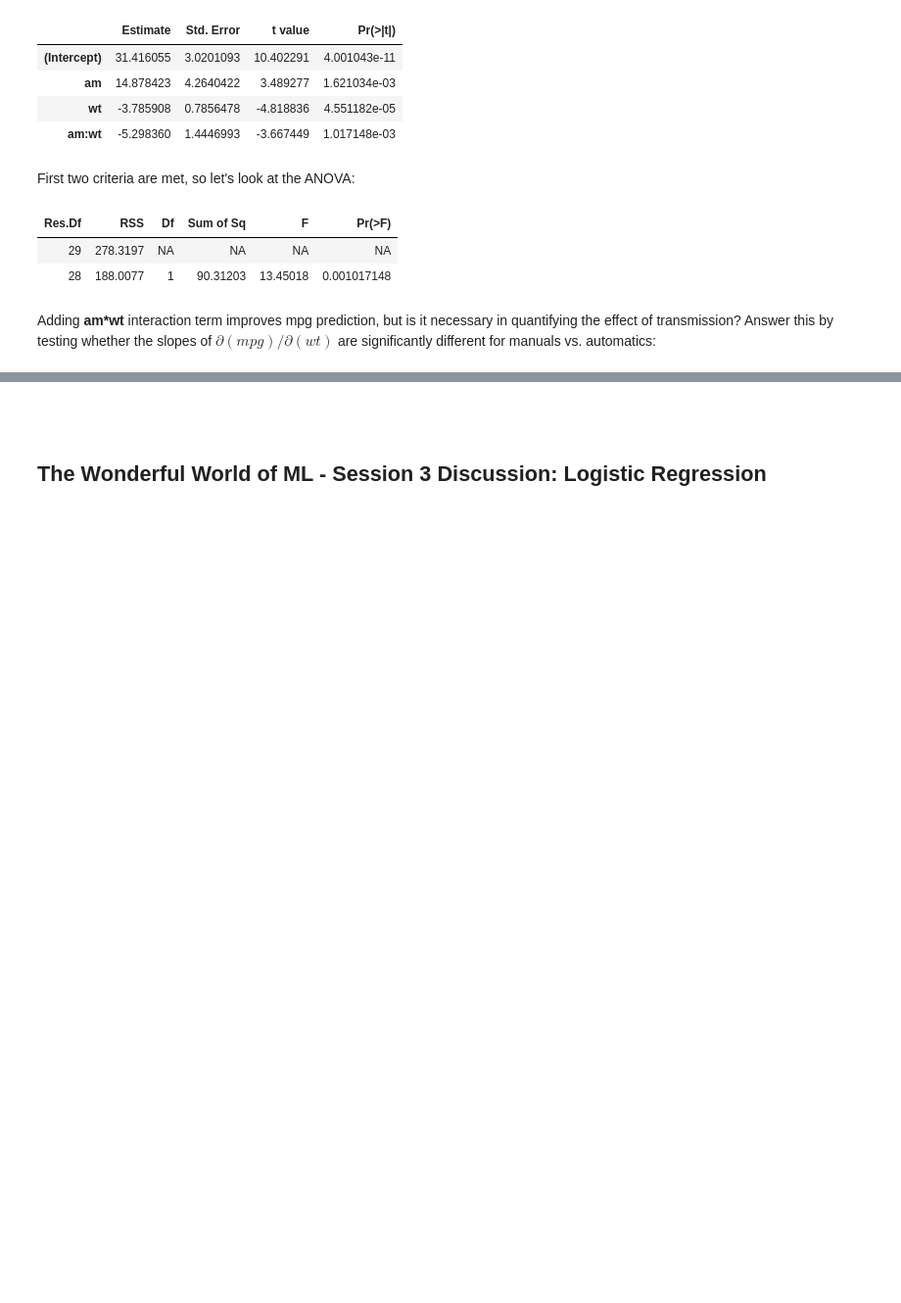
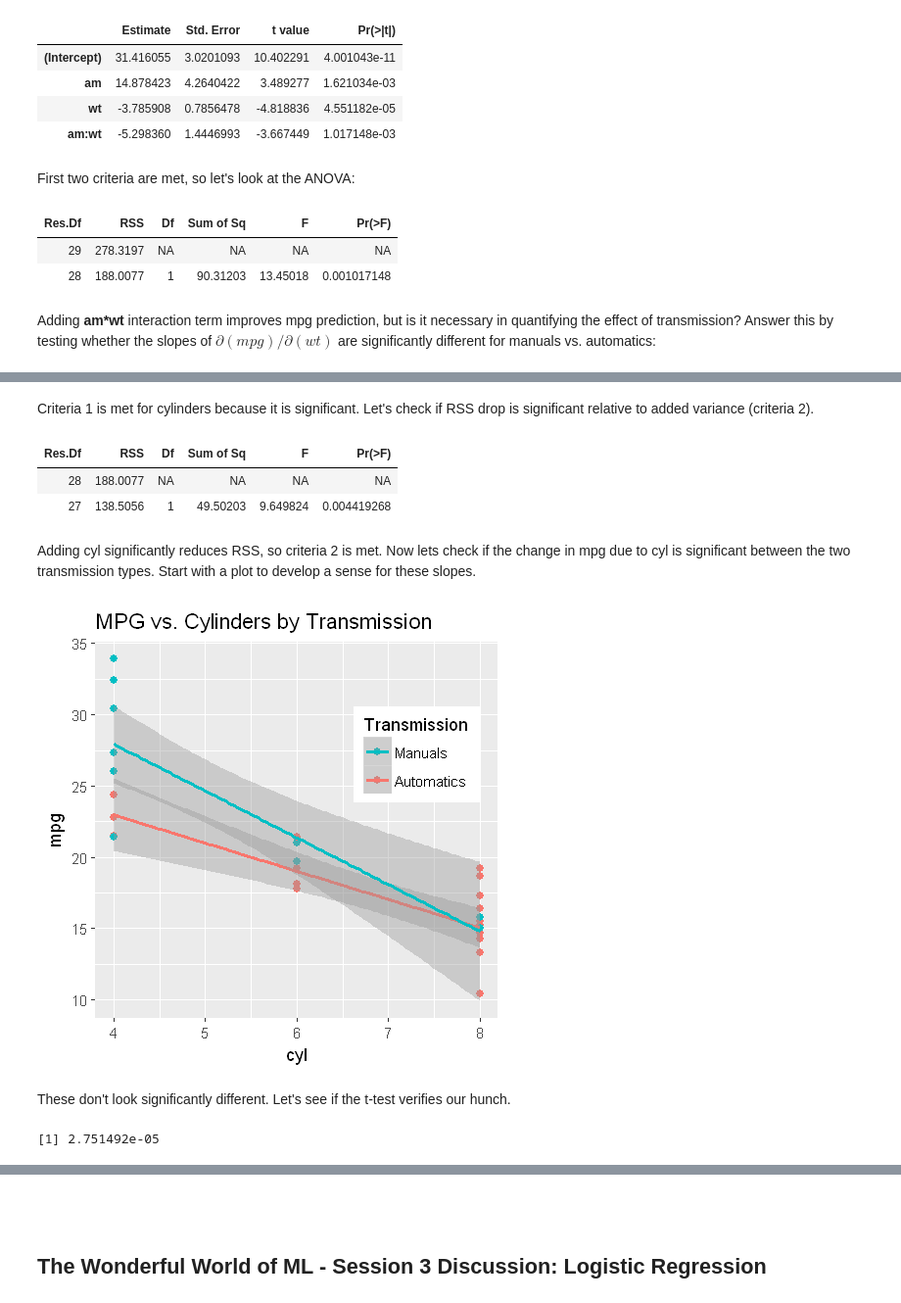
Before and after one commit to focods/WonderfulML, a Jupyter notebook: docs/solutions/session03_r.ipynb, the cells around one changed output, grey strips where cells are left out. Shown: that part at 98% size. Drawn from its saved outputs; the diff is of its cells as text; code cells hidden in the pictures; blank space fills up the shorter version.

```diff
--- a/docs/solutions/session03_r.ipynb
+++ b/docs/solutions/session03_r.ipynb
@@ -137,0 +192,29 @@ Adding **am*wt** interaction term improves mpg prediction, but is it necessary i
+# %% [markdown]
+Criteria 1 is met for cylinders because it is significant.  Let's check if RSS drop is significant relative to added variance (criteria 2).
+# %%
+anova(f03, f04) # f04 BEST SO FAR!!!
+# %% [output]
+| Res.Df | RSS | Df | Sum of Sq | F | Pr(>F) |
+| 28 | 188.0077 | NA | NA | NA | NA |
+| 27 | 138.5056 | 1 | 49.50203 | 9.649824 | 0.004419268 |
+# %% [markdown]
+Adding cyl significantly reduces RSS, so criteria 2 is met. Now lets check if the change in mpg due to cyl is significant between the two transmission types.  Start with a plot to develop a sense for these slopes.
+# %%
+p2 <- ggplot(mtcars, aes(x = cyl, y = mpg, color=factor(am)))
+p2 <- p2 + ggtitle("MPG vs. Cylinders by Transmission")
+p2 <- p2 + geom_point(size = 2)
+p2 <- p2 + geom_smooth(method = "lm")
+p2 <- p2 + scale_color_discrete(name=c("Transmission"), breaks=c(1,0),
+                              labels=c("Manuals","Automatics"))
+p2 <- p2 + theme(legend.position=c(0.8,0.7)); p2
+# %% [output]
+[figure, added]
+# %% [markdown]
+These don't look significantly different.  Let's see if the t-test verifies our hunch.
+# %%
+# slopes for manual & autom are both negative: are these significantly different?
+# according to t-test: NO
+testSlopes(data=mtcars, model_fun="mpg ~ am + wt + am*wt + as.numeric(cyl)",
+           base_compare="am", add_param="cyl")
+# %% [output]
+[1] 2.751492e-05
```
Also changed, not shown: parts of 16 cells of this notebook.
